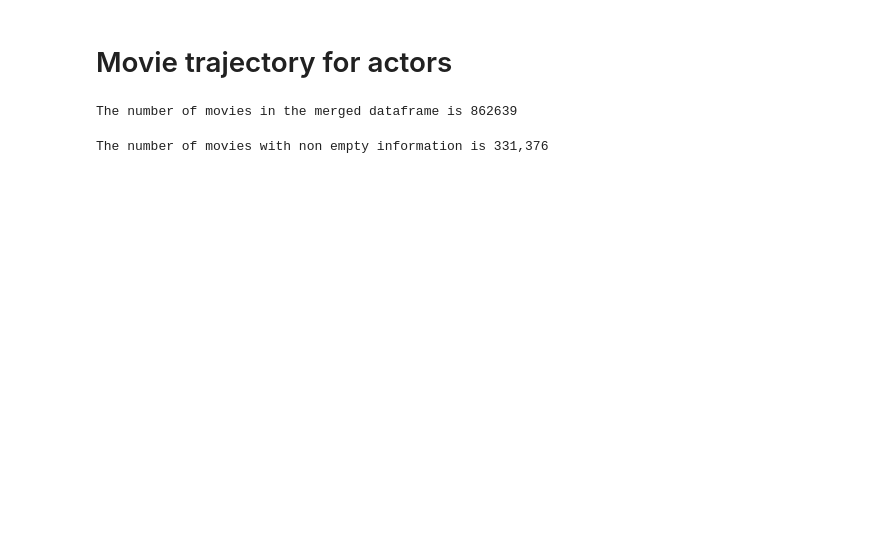
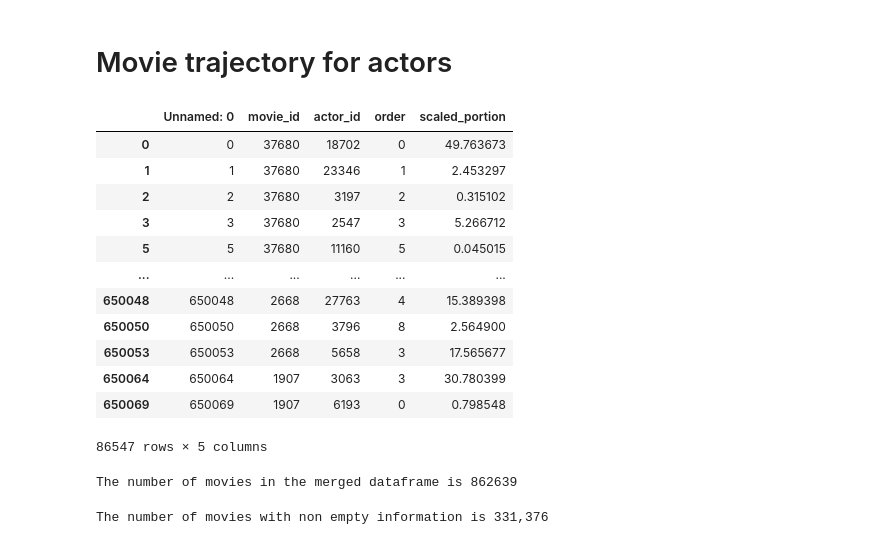
Before and after one commit to epfl-ada/ada-2023-project-cinemada, a Jupyter notebook: Preprocessing/fame.ipynb, the cells around one changed output. Saved outputs shown, nothing was run; the diff lists cells and outputs as text; code cells hidden in the pictures; blank space fills up the shorter version.

```diff
--- a/Preprocessing/fame.ipynb
+++ b/Preprocessing/fame.ipynb
@@ -124,3 +129,28 @@ imdb_rating_df = pd.DataFrame.from_dict(tmdb_id2credit_imdb_rating, orient='inde
+# %%
+tmdb_id2portions_df = pd.read_csv('../Data/preprocessed_data/tmdb_id2portion.csv')
+# rename tmdb_id to movie_id and order to cmu_order
+tmdb_id2portions_df = tmdb_id2portions_df.rename(columns={'tmdb_id': 'movie_id'})
+tmdb_id2portions_df = tmdb_id2portions_df[tmdb_id2portions_df['name'].isin(actors_df['name'])]
+columns_to_drop = ['character', 'name', 'output_portion', 'method' ]
+tmdb_id2portions_df = tmdb_id2portions_df.drop(columns=columns_to_drop)
+
+# merge full_actors_df and tmdb_id2portions_df, on=['movie_id', 'actor_id']
+
+display(tmdb_id2portions_df)
+# %% [output]
+|  | Unnamed: 0 | movie_id | actor_id | order | scaled_portion |
+| 0 | 0 | 37680 | 18702 | 0 | 49.763673 |
+| 1 | 1 | 37680 | 23346 | 1 | 2.453297 |
+| 2 | 2 | 37680 | 3197 | 2 | 0.315102 |
+| 3 | 3 | 37680 | 2547 | 3 | 5.266712 |
+| 5 | 5 | 37680 | 11160 | 5 | 0.045015 |
+| ... | ... | ... | ... | ... | ... |
+| 650048 | 650048 | 2668 | 27763 | 4 | 15.389398 |
+| 650050 | 650050 | 2668 | 3796 | 8 | 2.564900 |
+| 650053 | 650053 | 2668 | 5658 | 3 | 17.565677 |
+| 650064 | 650064 | 1907 | 3063 | 3 | 30.780399 |
+| 650069 | 650069 | 1907 | 6193 | 0 | 0.798548 |
+86547 rows × 5 columns
 # %%
 # Only keep the columns we need
 columns_to_keep = ['id', 'original_title', 'release_date', 'original_language', 'genres', 'budget', 'revenue', 'imdb_average_rating']
```
Also changed, not shown: parts of 22 cells of this notebook.
